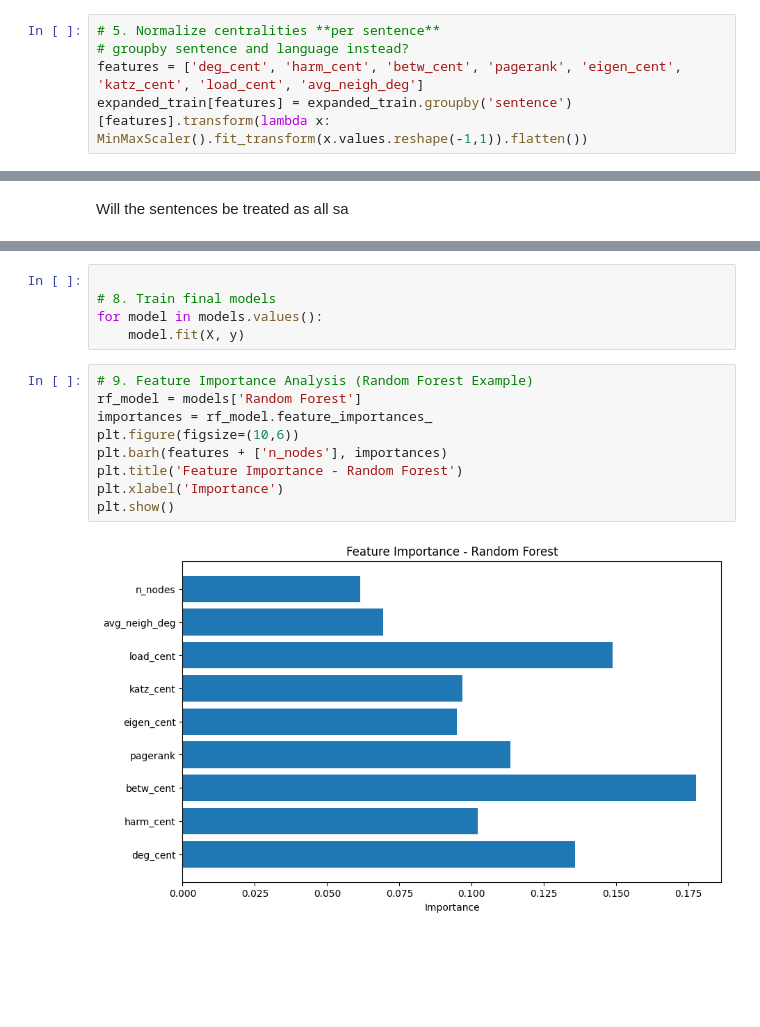
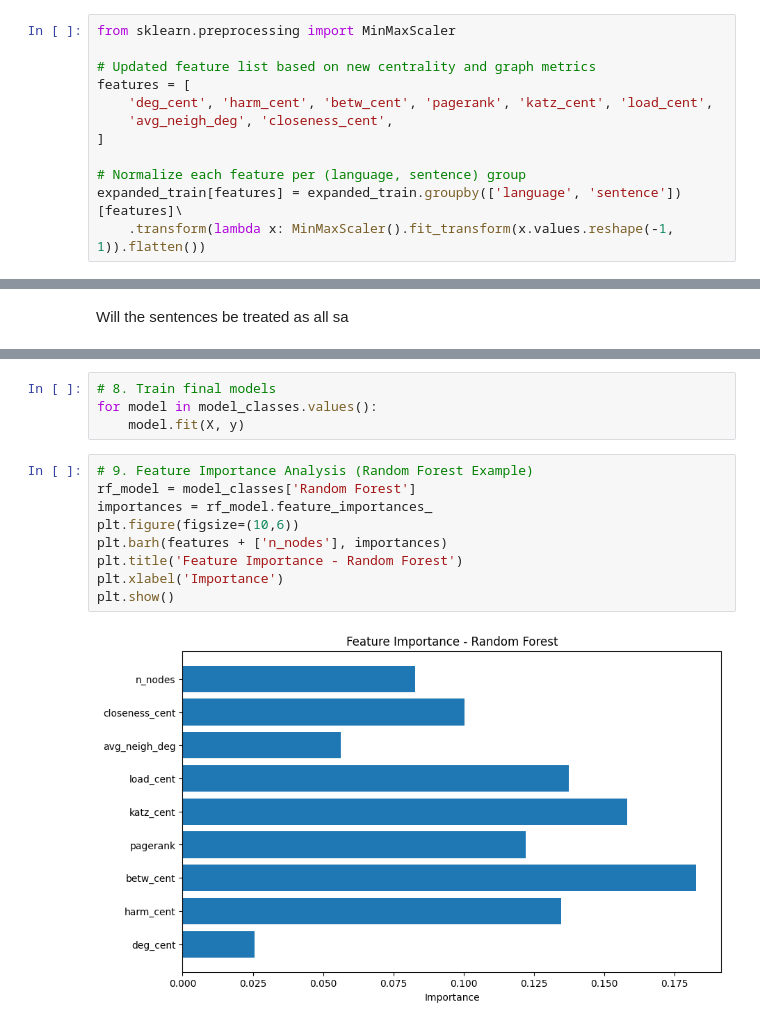
Before and after one commit to nifeolaj/tree-root-prediction, a Jupyter notebook: model.ipynb, the cells around one changed output, grey strips where cells are left out. Cells and saved outputs as stored; diff of their text form; blank space fills up the shorter version.

```diff
--- a/model.ipynb
+++ b/model.ipynb
@@ -174,8 +205,15 @@ plt.show()
 # %%
-# 5. Normalize centralities **per sentence**
-# groupby sentence and language instead?
-features = ['deg_cent', 'harm_cent', 'betw_cent', 'pagerank', 'eigen_cent', 'katz_cent', 'load_cent', 'avg_neigh_deg']
-expanded_train[features] = expanded_train.groupby('sentence')[features].transform(lambda x: MinMaxScaler().fit_transform(x.values.reshape(-1,1)).flatten())
+from sklearn.preprocessing import MinMaxScaler
+
+# Updated feature list based on new centrality and graph metrics
+features = [
+    'deg_cent', 'harm_cent', 'betw_cent', 'pagerank', 'katz_cent', 'load_cent',
+    'avg_neigh_deg', 'closeness_cent',
+]
+
+# Normalize each feature per (language, sentence) group
+expanded_train[features] = expanded_train.groupby(['language', 'sentence'])[features]\
+    .transform(lambda x: MinMaxScaler().fit_transform(x.values.reshape(-1, 1)).flatten())
 # %%
 expanded_train
 # %% [output]
@@ -359,19 +418,18 @@ XGBoost (best params: {'model__colsample_bytree': 0.8, 'model__learning_rate': 0
 # %%
-
 # 8. Train final models
-for model in models.values():
+for model in model_classes.values():
     model.fit(X, y)
 # %%
 # 9. Feature Importance Analysis (Random Forest Example)
-rf_model = models['Random Forest']
+rf_model = model_classes['Random Forest']
 importances = rf_model.feature_importances_
 plt.figure(figsize=(10,6))
 plt.barh(features + ['n_nodes'], importances)
 plt.title('Feature Importance - Random Forest')
 plt.xlabel('Importance')
 plt.show()
 # %% [output]
-[figure, old version]
+[figure, new version]
 # %%
 # 10. Predicting for the test set
 submission_rows = []
```
Also changed, not shown: parts of 14 cells of this notebook, 2 other files.
